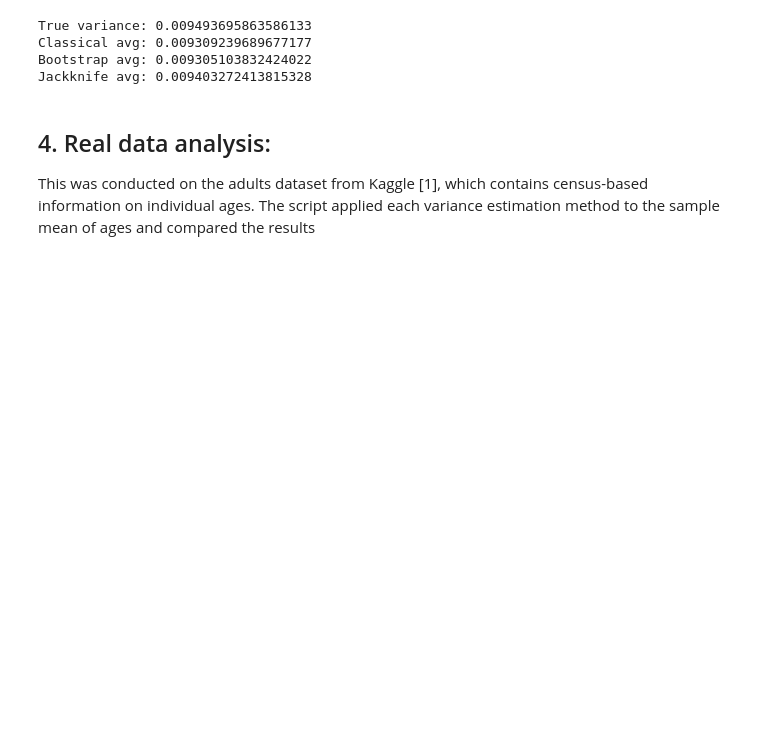
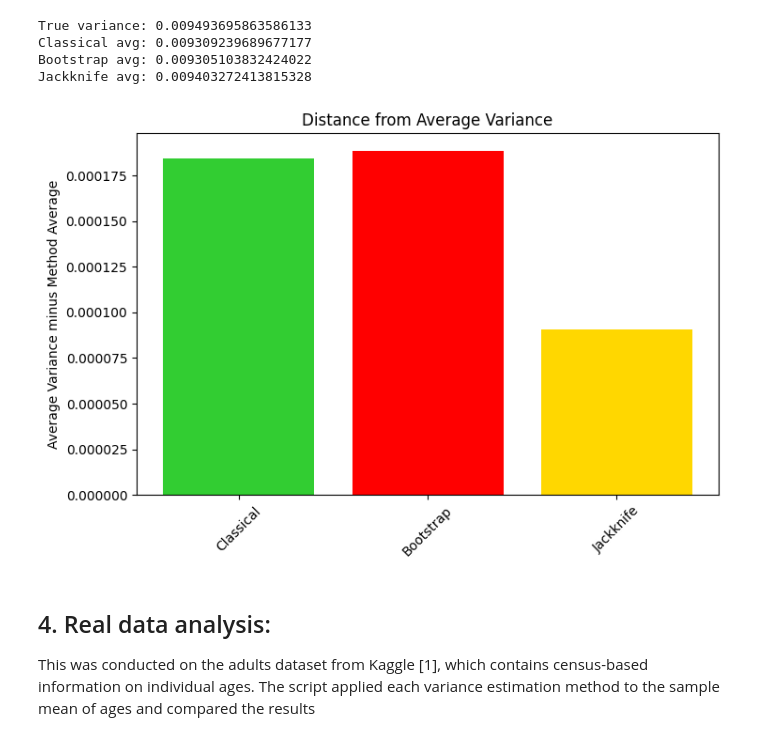
Before and after one commit to almsam/R-project-projects, a Jupyter notebook: data 407 Sampling & Design/Data407Project.ipynb, the cells around one changed output. Drawn from its saved outputs; the diff is of its cells as text; code cells hidden in the pictures; blank space fills up the shorter version.

Commit message:
graphs

```diff
--- a/data 407 Sampling & Design/Data407Project.ipynb
+++ b/data 407 Sampling & Design/Data407Project.ipynb
@@ -107,6 +107,31 @@ True variance: 0.009493695863586133
 Classical avg: 0.009309239689677177
 Bootstrap avg: 0.009305103832424022
 Jackknife avg: 0.009403272413815328
+# %%
+import seaborn as sns
+import matplotlib.pyplot as plt
+
+first_nonunique = {'Classical':  true_var-np.mean(classical_vars), 'Bootstrap':  true_var-np.mean(bootstrap_vars), 'Jackknife':  true_var-np.mean(jackknife_vars)}
+
+colors = []
+for k in first_nonunique.keys():
+    if "true" in k:
+        colors.append("grey")
+    elif "Classical" in k:
+        colors.append("limegreen")
+    elif "Bootstrap" in k:
+        colors.append("red")
+    else:
+        colors.append("gold")
+
+plt.figure(figsize=(8,5))
+plt.bar(first_nonunique.keys(), first_nonunique.values(), color=colors)
+plt.ylabel('Average Variance minus Method Average')
+plt.title('Distance from Average Variance')
+plt.xticks(rotation=45)
+plt.show()
+# %% [output]
+[figure, added]
 # %% [markdown]
 ## 4. Real data analysis:
 
```
Also changed, not shown: parts of 4 cells of this notebook.
